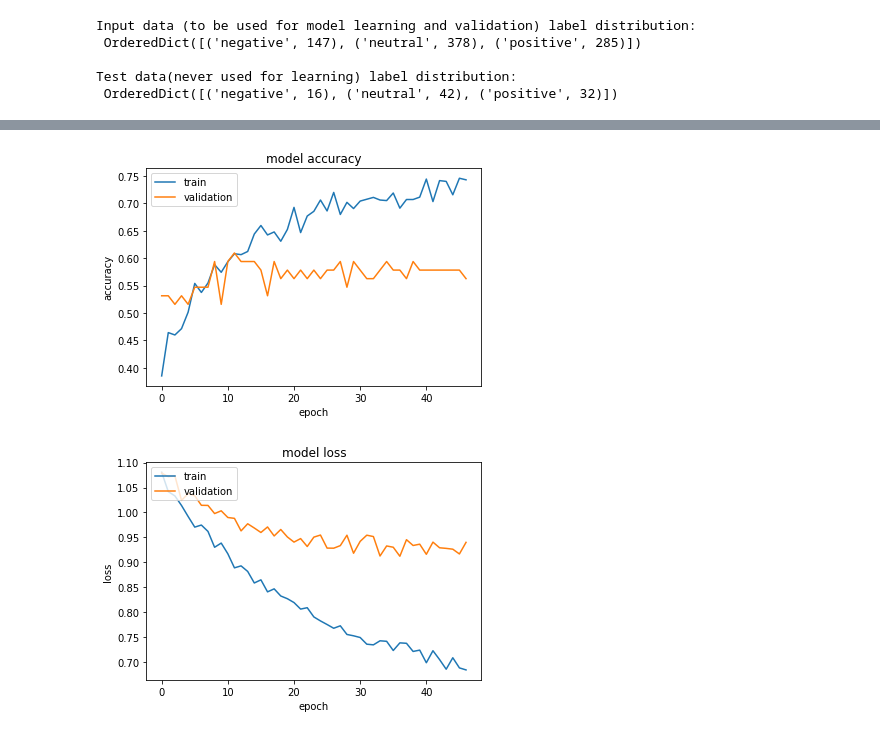
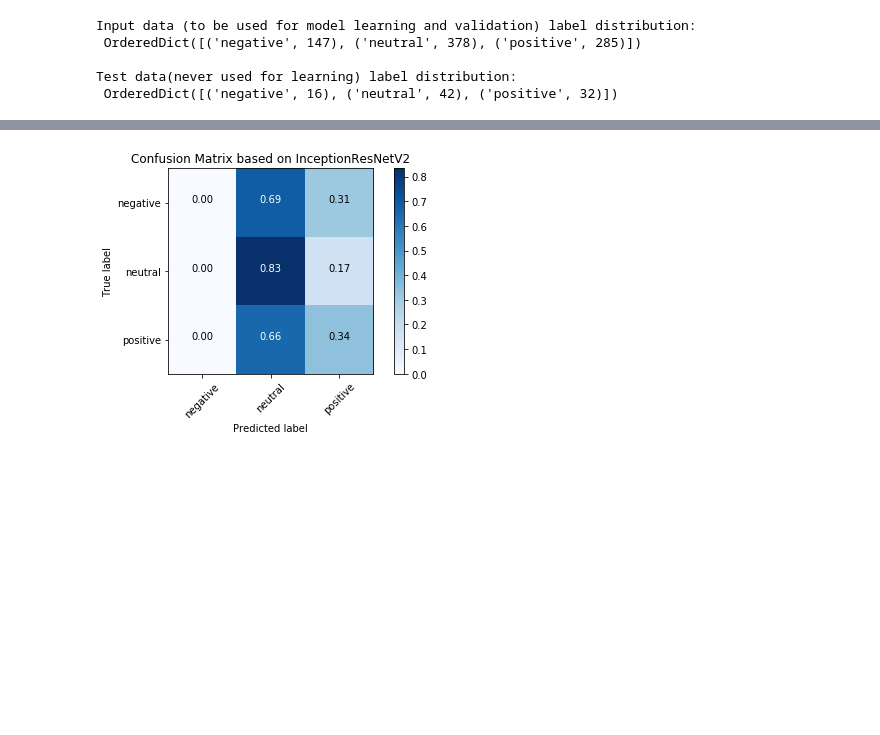
Before and after one commit to elkhand/human-emotions-classifier, a Jupyter notebook: Final Image classification.ipynb, the cells around one changed output, grey strips where cells are left out. Drawn from its saved outputs; the diff is of its cells as text; code cells hidden in the pictures; blank space fills up the shorter version.

Commit message:
Implemented evaluation on test, correct label retrieval for test set, and plotting confusion matrix

```diff
--- a/Final Image classification.ipynb
+++ b/Final Image classification.ipynb
@@ -136,6 +137,7 @@ test_images_src = "dataset/test/"
 model_results_root_dir = "img_model2/"
 
 input_images_classified = "dataset/input-classified/"
+test_images_classified = "dataset/test-classified/"
 
 dataset_groups=["train", "val"]
 classes = ["negative", "neutral", "positive"]
@@ -145,12 +147,12 @@ seed = 7
 
 test_size = 0.1
 
-kfold_splits = 1# 10 #10
+kfold_splits = 2# 10 #10
 
 neutralLow = 3.0
 neutralHigh = 5.0
 
-nb_epochs = 1#50 # 3
+nb_epochs = 2#50 # 3
 patience = 10 # ReduceLROnPlateau has 5
 batch_size = 32 # 32
 FC_SIZE = 1024
@@ -164,6 +166,14 @@ verbose=1
 ## Creating test and input dataset, and `positive,neutral,negative` under each dataset
 # %%
 image_names, image_labels = dt.get_image_name_and_label(oasis_csv_path, neutralLow, neutralHigh)
+
+imageNameToLabel = {}
+
+for img_name,label in zip(image_names, image_labels):
+    if img_name not in imageNameToLabel:
+        imageNameToLabel[img_name] = label
+    else:
+        raise "There should not be images with same name: " + img_name + label
 
 image_names = np.array(image_names)
 image_labels = np.array(image_labels)
@@ -321,6 +331,58 @@ def train(trainDir, valDir, config):
     return history, model
 
 
+def conver_predictions_to_classes(predictions, label_map_from_train_gen):
+    predictions = np.argmax(predictions, axis=-1) #multiple categories
+    label_map_from_train_gen = dict((v,k) for k,v in label_map_from_train_gen.items()) #flip k,v
+    predictions = [label_map_from_train_gen[k] for k in predictions]
+    return predictions
+
+def get_label_map_from_train_generator(config):
+    trainDir = input_images_classified + "/" + "train" + "/"
+    isForTrain = True
+    config['batch_size'] = batch_size
+    train_batches = cm.get_data_generator(trainDir, config, isForTrain)
+    return train_batches.class_indices
+
+def get_trutch_labels_test_data(test_filenames):
+    y_true = []
+    for test_file_name in test_filenames:
+        # 'negative/Ambulance 1.jpg'
+        label, test_file_name = test_file_name.split("/")
+        assert label == imageNameToLabel[test_file_name], \
+                "test_file_name did not match: " + test_file_name + \
+                "\t imageNameToLabel:" + imageNameToLabel[test_file_name]
+        y_true.append(imageNameToLabel[test_file_name])
+    return y_true
+
+def evalaute_on_test_data(model, config):
+    testDir = test_images_src
+    print("testDir", testDir)
+    isForTrain = False
+    config['batch_size'] = 1
+
+    # Divide input images into train and dev set, and each one into {negative, neutral, positive}
+    isForTest = True
+    dt.create_dataset("test", testDir, test_images_classified, test_x, test_y, isForTest)
+    test_batches = cm.get_data_generator_for_test(test_images_classified, config)
+
+    results = model.evaluate_generator(test_batches, steps=test_batches.samples // config['batch_size'], verbose=1)
+    print(model.metrics_names, results)
+
+    predictions = model.predict_generator(test_batches, steps=test_batches.samples // config['batch_size'], verbose=1)
+
+    label_map_from_train_gen = (get_label_map_from_train_generator(config))
+    predictions = conver_predictions_to_classes(predictions, label_map_from_train_gen)
+
+    test_filenames = test_batches.filenames
+    y_true = get_trutch_labels_test_data(test_filenames)
+    y_pred = predictions
+
+    cnf_matrix = confusion_matrix(y_true, y_pred)
+    print("cnf_matrix", cnf_matrix)
+    titleOfConfusionMatrix = "Confusion Matrix based on InceptionResNetV2"
+    pt.plot_confusion_matrix_from_labels(y_true, y_pred, titleOfConfusionMatrix)
+
 
 def prepare_and_train(config):
     bestModel = None
@@ -336,8 +398,9 @@ def prepare_and_train(config):
         print("Val label distribution: ", pt.get_label_count(y_val))
 
         # Divide input images into train and dev set, and each one into {negative, neutral, positive}
-        dt.create_cross_validation_train_val("train", input_images_src, input_images_classified, X_train, y_train)
-        dt.create_cross_validation_train_val("val", input_images_src, input_images_classified, X_val, y_val)
+        isForTest = False
+        dt.create_dataset("train", input_images_src, input_images_classified, X_train, y_train, isForTest)
+        dt.create_dataset("val", input_images_src, input_images_classified, X_val, y_val, isForTest)
 
         trainDir = input_images_classified + "/" + "train" + "/"
         valDir = input_images_classified + "/" + "val" + "/"
@@ -363,10 +426,11 @@ def prepare_and_train(config):
     if useF1Score:
         print("\n","Cross-validation val f1 results: " , cv_f1s)
         print("Cross-validation val f1 results: %.2f%% (+/- %.2f%%)" % (np.mean(cv_f1s), np.std(cv_f1s)))
-    model.save("model/bestmodel-" + str(final_model_val_acc) + ".h5")
+    #model.save("model/bestmodel-" + str(final_model_val_acc) + ".h5")
 
-    # Evaluate Test set
-    model.evaluate(test_x, test_y, verbose=1)
+    # Evaluate Test data set
+    evalaute_on_test_data(model, config)
+
 
 def get_config():
     conf = {}
@@ -457,2 +502 @@ best_val_acc 0.609375
-[figure, old version]
+[figure, new version]
-[figure, removed]
```
Also changed, not shown: parts of 2 cells of this notebook, 2 other files.
